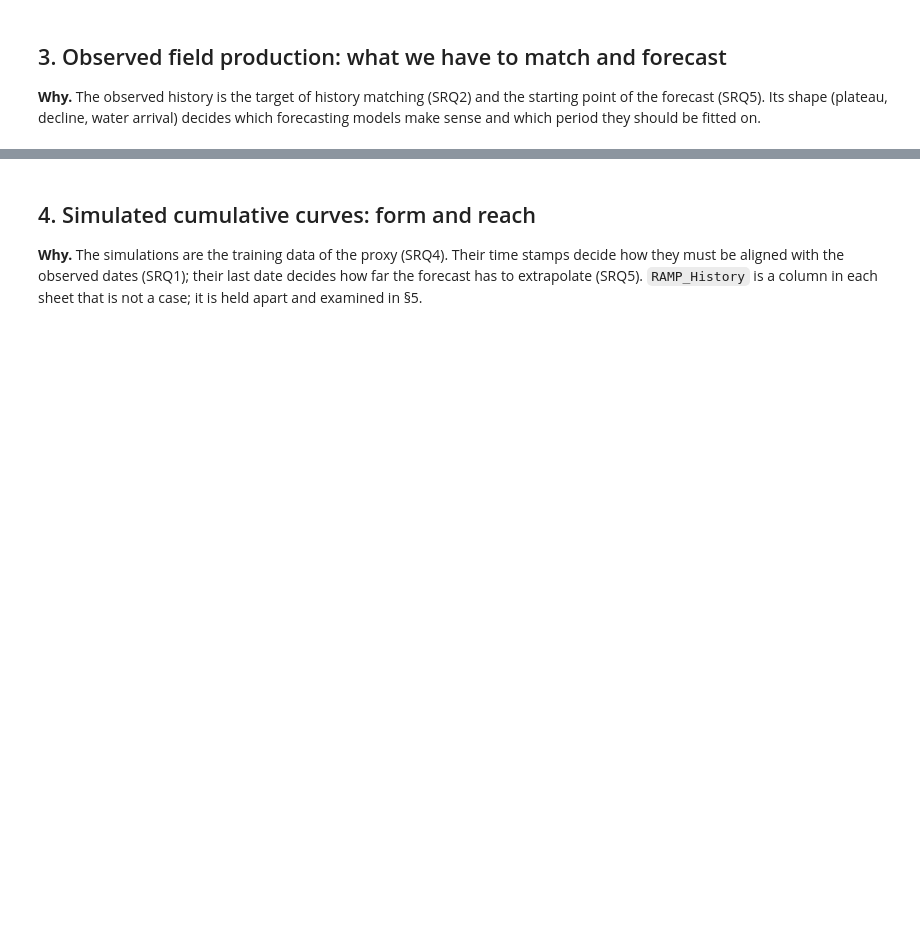
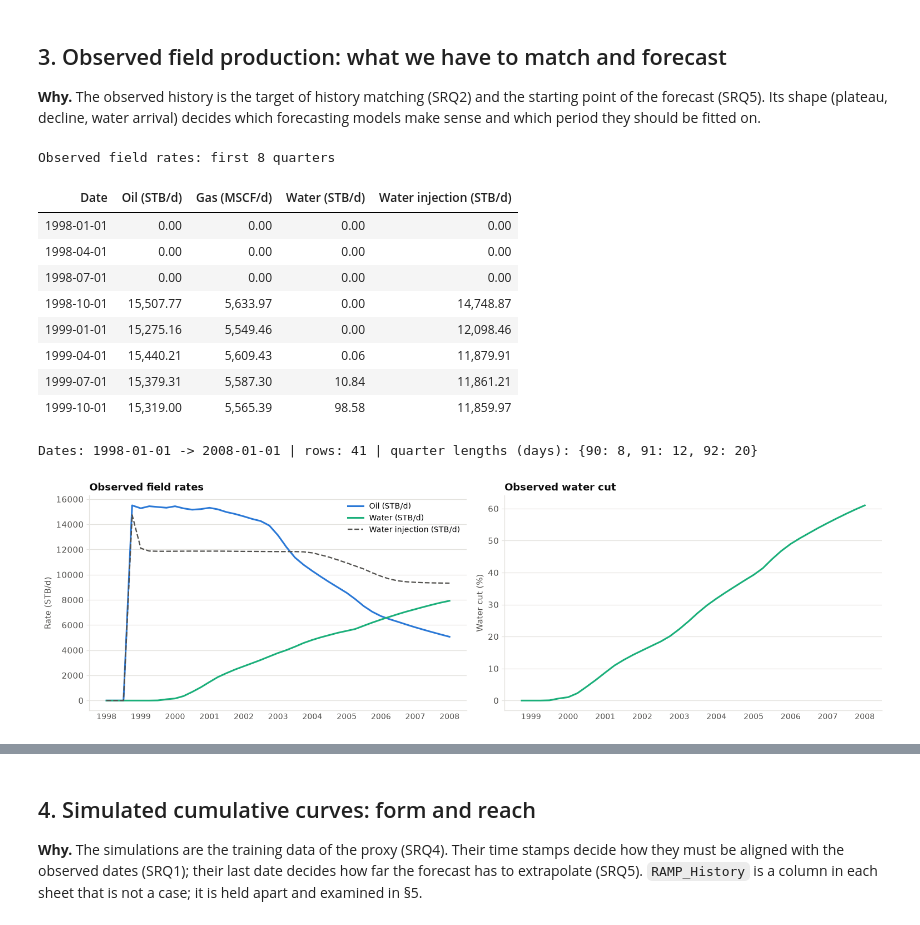
Before and after one commit to alepadam/SpeluncaDWC26, a Jupyter notebook: notebooks/01_eda.ipynb, the cells around one changed output, grey strips where cells are left out. Saved outputs shown, nothing was run; the diff lists cells and outputs as text; code cells hidden in the pictures; blank space fills up the shorter version.

Commit message:
Table helper and clearer notebooks; outputs cleared

```diff
--- a/notebooks/01_eda.ipynb
+++ b/notebooks/01_eda.ipynb
@@ -146,31 +209,46 @@ they should be fitted on.
 # %%
 from src.plotting import INK_2, PHASE_COLORS, SLIDE_RC, clean_axes, plt, png_bytes
 
 plt.rcParams.update(SLIDE_RC)
 obs = io_load.load_observed(cfg)
-display(obs.head(8))
+show_table(obs.head(8).rename(columns={"oil": "Oil (STB/d)", "gas": "Gas (MSCF/d)", "water": "Water (STB/d)",
+                                       "winj": "Water injection (STB/d)"}),
+           title="Observed field rates: first 8 quarters", formats="{:,.2f}")
 q_days = obs.index.to_series().diff().dt.days.dropna().astype(int)
 print("Dates:", obs.index.min().date(), "->", obs.index.max().date(), "| rows:", len(obs),
       "| quarter lengths (days):", q_days.value_counts().sort_index().to_dict())
 
 wc = obs["water"] / (obs["oil"] + obs["water"]).where(lambda s: s > 0)
 fig, axes = plt.subplots(1, 2, figsize=(14, 4.2))
 ax = axes[0]
 ax.plot(obs.index, obs["oil"], color=PHASE_COLORS["oil"], lw=2, label="Oil (STB/d)")
 ax.plot(obs.index, obs["water"], color=PHASE_COLORS["water"], lw=2, label="Water (STB/d)")
 ax.plot(obs.index, obs["winj"], color=INK_2, lw=1.5, ls="--", label="Water injection (STB/d)")
 ax.set_title("Observed field rates")
 ax.set_ylabel("Rate (STB/d)")
 ax.legend()
 clean_axes(ax, "y")
 ax = axes[1]
 ax.plot(obs.index, 100 * wc, color=PHASE_COLORS["water"], lw=2)
 ax.set_title("Observed water cut")
 ax.set_ylabel("Water cut (%)")
 clean_axes(ax, "y")
 fig.tight_layout()
 display(Image(data=png_bytes(fig)))
 plt.close(fig)
+# %% [output]
+Observed field rates: first 8 quarters
+| Date | Oil (STB/d) | Gas (MSCF/d) | Water (STB/d) | Water injection (STB/d) |
+| 1998-01-01 | 0.00 | 0.00 | 0.00 | 0.00 |
+| 1998-04-01 | 0.00 | 0.00 | 0.00 | 0.00 |
+| 1998-07-01 | 0.00 | 0.00 | 0.00 | 0.00 |
+| 1998-10-01 | 15,507.77 | 5,633.97 | 0.00 | 14,748.87 |
+| 1999-01-01 | 15,275.16 | 5,549.46 | 0.00 | 12,098.46 |
+| 1999-04-01 | 15,440.21 | 5,609.43 | 0.06 | 11,879.91 |
+| 1999-07-01 | 15,379.31 | 5,587.30 | 10.84 | 11,861.21 |
+| 1999-10-01 | 15,319.00 | 5,565.39 | 98.58 | 11,859.97 |
+Dates: 1998-01-01 -> 2008-01-01 | rows: 41 | quarter lengths (days): {90: 8, 91: 12, 92: 20}
+[figure, added]
 # %%
 prod = obs[obs["oil"] > 0]
 start = prod.index[0]
```
Also changed, not shown: parts of 21 cells of this notebook, 3 other files.
